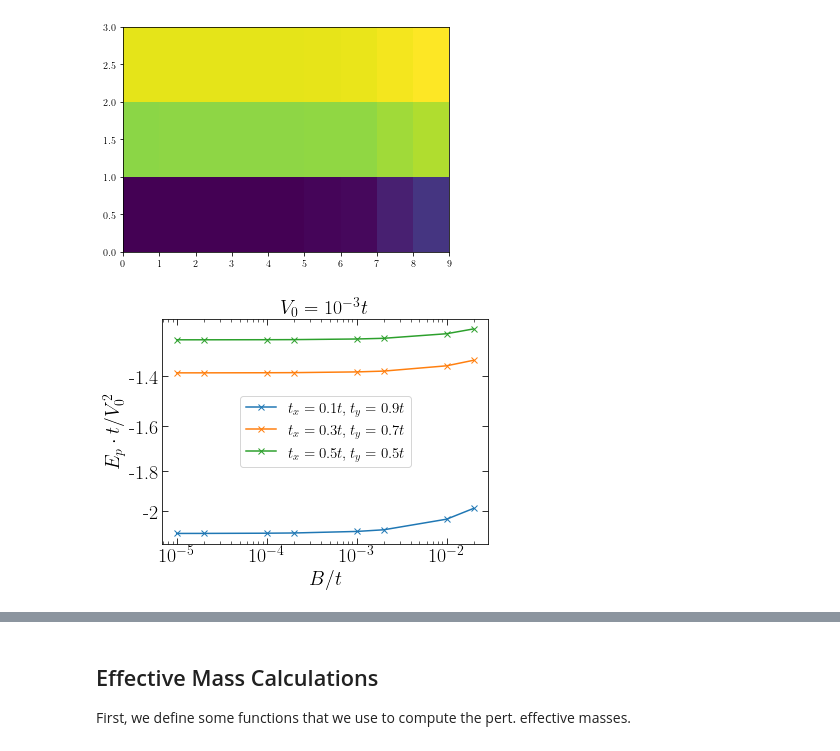
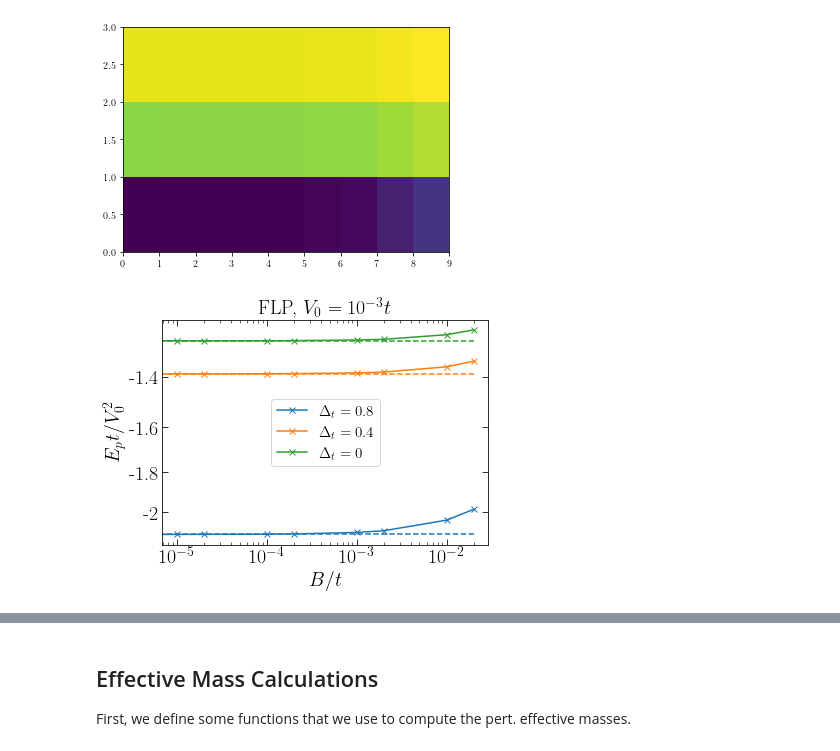
Before and after one commit to Progklui/rotor_lattice_models, a Jupyter notebook: perturbation_theory.ipynb, the cells around one changed output, grey strips where cells are left out. Cells and saved outputs as stored; diff of their text form; code cells hidden in the pictures.

```diff
--- a/perturbation_theory.ipynb
+++ b/perturbation_theory.ipynb
@@ -662,40 +642,44 @@ font_size = 20
 
 fig, axs = plt.subplots()
 
-plt.title(r'$V_0 = 10^{-3}t$', fontsize=font_size)
+plt.title(r'FLP, $V_0 = 10^{-3}t$', fontsize=font_size)
 
-plt.plot((B_arr/sum_tx_ty)**1.0, -Ep_B_sym_V_02[0].real*sum_tx_ty/V_0_B_dep**2, marker='x', label=r'$t_x=0.1t,t_y=0.9t$')
-plt.plot((B_arr/sum_tx_ty)**1.0, -Ep_B_sym_V_02[1].real*sum_tx_ty/V_0_B_dep**2, marker='x', label=r'$t_x=0.3t,t_y=0.7t$')
-plt.plot((B_arr/sum_tx_ty)**1.0, -Ep_B_sym_V_02[2].real*sum_tx_ty/V_0_B_dep**2, marker='x', label=r'$t_x=0.5t,t_y=0.5t$')
+plt.plot((B_arr/sum_tx_ty)**1.0, -Ep_B_sym_V_02[0].real*sum_tx_ty/V_0_B_dep**2, marker='x', color='tab:blue', label=r'$\Delta_t = 0.8$')
+plt.plot((B_arr/sum_tx_ty)**1.0, -Ep_B_sym_V_02[1].real*sum_tx_ty/V_0_B_dep**2, marker='x', color='tab:orange', label=r'$\Delta_t = 0.4$')
+plt.plot((B_arr/sum_tx_ty)**1.0, -Ep_B_sym_V_02[2].real*sum_tx_ty/V_0_B_dep**2, marker='x', color='tab:green', label=r'$\Delta_t = 0$')
 #plt.plot((B_arr/sum_tx_ty)**1.0, 2*sum_tx_ty/np.sqrt(B_arr*(B_arr+4*sum_tx_ty)), marker='x', label=r'try')
 #plt.plot((B_arr/sum_tx_ty)**1.0, 2*sum_tx_ty/np.sqrt(B_arr*4*sum_tx_ty), marker='x', label=r'try')
 #plt.plot(B_arr/sum_tx_ty, 2*Ep_theory/sum_tx_ty/V_0_B_dep**2, marker='x', label=r'1D, $t=200$')
 
+# the following numbers were checked and numerically computed with Mathematica!
+plt.hlines(y=2.12, xmin=np.min((B_arr/sum_tx_ty)**1.0), xmax=np.max((B_arr/sum_tx_ty)**1.0), color='tab:blue', linestyle='dashed')
+plt.hlines(y=1.38922, xmin=np.min((B_arr/sum_tx_ty)**1.0), xmax=np.max((B_arr/sum_tx_ty)**1.0), color='tab:orange', linestyle='dashed')
+plt.hlines(y=1.27324, xmin=np.min((B_arr/sum_tx_ty)**1.0), xmax=np.max((B_arr/sum_tx_ty)**1.0), color='tab:green', linestyle='dashed')
 
 plt.xlabel(r'$B/t$', fontsize=font_size)
-plt.ylabel(r'$E_p\cdot t/V_0^2$', fontsize=font_size)
+plt.ylabel(r'$E_p t/V_0^2$', fontsize=font_size)
 
 #plt.xticks(fontsize=font_size)
 #plt.yticks(fontsize=font_size)
 
 axs.set_xscale('log', base=10)
 axs.set_yscale('log', base=10)
 
 axs.invert_yaxis()
 axs.set_yticks([2,1.8,1.6,1.4],[r'-2',r'-1.8',r'-1.6',r'-1.4'])
 
 axs.legend(fontsize=15, loc=10)
 
 plt.tick_params(axis='x', direction='in', length=6, top=True, labelsize=font_size)
 plt.tick_params(axis='y', direction='in', length=6, right=True, labelsize=font_size)
 plt.tick_params(axis='x', which='minor', direction='in', length=3, top=True, labelsize=font_size)
 plt.tick_params(axis='y', which='minor', direction='in', length=3, right=True, labelsize=font_size)
 
 #plt.tick_params(which='minor', axis='y', direction='in', right=True)
 
 plt.savefig('results/perturbation_theory/prefactor_scan_polaron_energy.svg')
 # %% [output]
-[figure, old version]
+[figure, new version]
 # %%
 V_0_B_dep = 2
 params["V_0"] = V_0_B_dep
```
Also changed, not shown: parts of 31 cells of this notebook, 7 other files.
